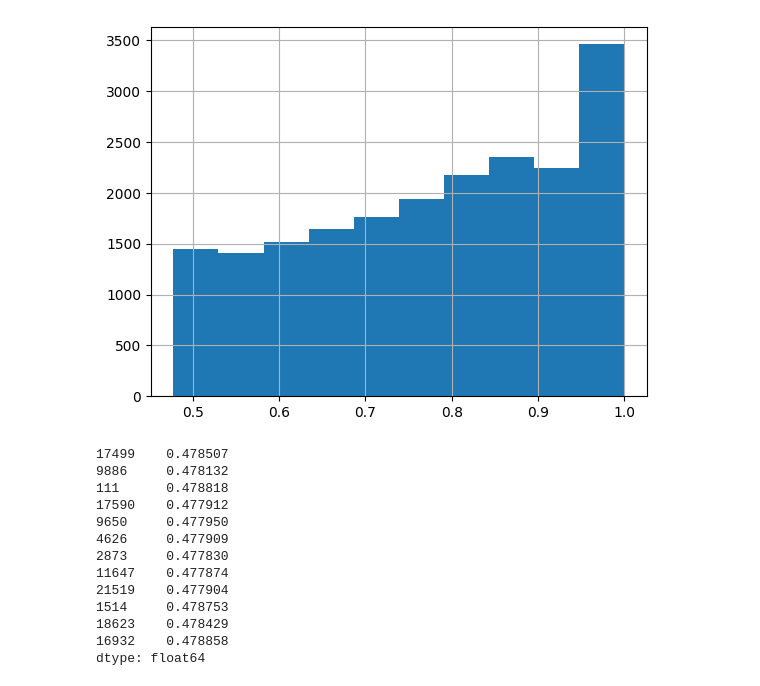
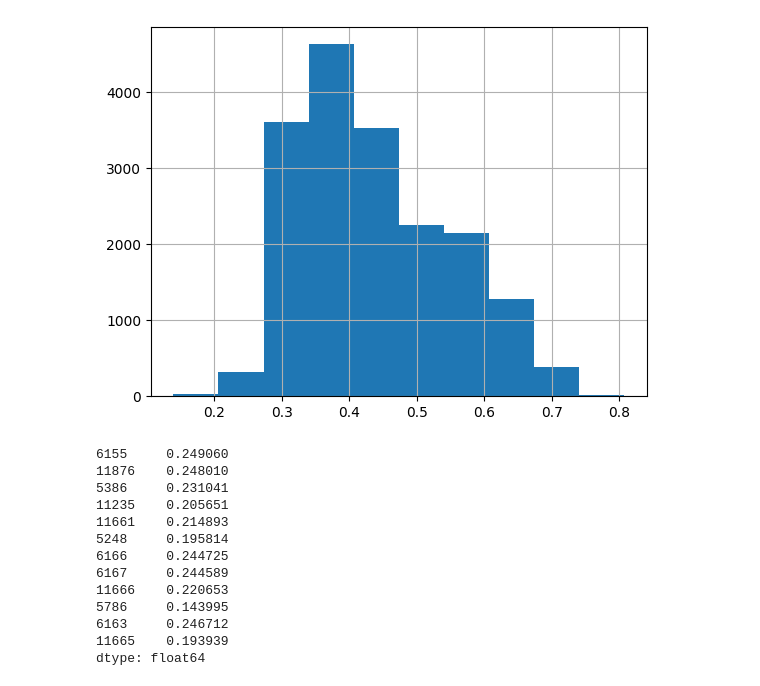
Before and after one commit to Tr3itz/CLEncoderRobotNav, a Jupyter notebook: dataset_analysis.ipynb, the cells around one changed output. Saved outputs shown, nothing was run; the diff lists cells and outputs as text; code cells hidden in the pictures.

```diff
--- a/dataset_analysis.ipynb
+++ b/dataset_analysis.ipynb
@@ -43,20 +31,29 @@ for setting in range(len(glob('./datasets/Room1/*'))): print(setting + 1)
 # %%
+# Filter warnings
+import warnings
+warnings.filterwarnings("ignore", category=DeprecationWarning)
+
+# Create a global annotations file
 ep_dfs = []
-for setting in range(len(glob('./datasets/Room1/*'))):
-    set_dir = f'./datasets/Room1/Setting{setting+1}'
-    for ep_dir in sorted(glob(f'{set_dir}/episode_*')):
+for room in range(1, len(glob('./datasets/with-augmentations/*'))+1):
+    room_dir = f'./datasets/with-augmentations/Room{room}'
 
-        ep = ep_dir.split('/')[-1]
-        try:
-            with open(f'{ep_dir}/{ep}.pkl', 'rb') as f:
-                df = pickle.load(f)
-                df.insert(0, 'setting', np.ones(df.shape[0], dtype=int) * (setting + 1))
-                ep_dfs.append(df)
-        except FileNotFoundError:
-            print(f'File not found: {ep_dir}/{ep}.pkl')
+    for setting in range(1, len(glob(f'{room_dir}/*'))+1):
+        set_dir = f'{room_dir}/Setting{setting}'
+        for ep_dir in sorted(glob(f'{set_dir}/episode_*')):
+
+            ep = ep_dir.split('/')[-1]
+            try:
+                with open(f'{ep_dir}/{ep}.pkl', 'rb') as f:
+                    df = pickle.load(f)
+                    df.insert(0, 'setting', np.ones(df.shape[0], dtype=int) * setting)
+                    df.insert(0, 'room', np.ones(df.shape[0], dtype=int) * room)
+                    ep_dfs.append(df)
+            except FileNotFoundError:
+                print(f'File not found: {ep_dir}/{ep}.pkl')
 
 ep_dfs = pd.concat(ep_dfs)
 ep_dfs.index = list(range(0, ep_dfs.shape[0]))
 
-display(ep_dfs.head(-1))
+display(ep_dfs.head())
 # %% [output]
@@ -90,5 +91,5 @@ ep_dfs.to_pickle('./datasets/Room1/annotations.pkl')
 # %%
-file = './datasets/Room1/annotations.pkl'
+file = './datasets/with-augmentations/annotations.pkl'
 with open(file, 'rb') as f:
     ep_dfs = pickle.load(f)
     display(ep_dfs.head())
@@ -157,0 +140,4 @@ other_set_df
+# %%
+# Look for positive and negative examples in either other rooms or settings
+other_set_df = ep_dfs[(ep_dfs['room'] != anchor_rec['room']) | (ep_dfs['setting'] != anchor_rec['setting'])].copy()
+other_set_df
@@ -182,34 +184,34 @@ gd_diffs.hist();
 # %%
-ALPHA = 0.0
-sim_scores = ALPHA*(1 - eucledian_dist) + (1-ALPHA)*(1 - gd_diffs)
-# sim_scores = (1 - eucledian_dist)*(1 - gd_diffs)
+# Combine distances for computing similarities
+sim_scores = (1 - eucledian_dist)*(1 - gd_diffs)
 sim_scores.hist();
 # %% [output]
-[figure, old version]
+[figure, new version]
 # %%
-BASE_NEG_DIST = 0.1
+# Negative examples mining
+BASE_NEG_DIST = 0.2
 N_NEG_SAMPLES = 12
 
 negative = sim_scores[sim_scores < BASE_NEG_DIST]
 while negative.shape[0] < N_NEG_SAMPLES*2:
-    BASE_NEG_DIST += 0.001
+    BASE_NEG_DIST += 0.05
     negative = sim_scores[sim_scores < BASE_NEG_DIST]
 
 neg_ex = negative.sample(n=N_NEG_SAMPLES)
 neg_ex
 # %% [output]
-17499    0.478507
-9886     0.478132
-111      0.478818
-17590    0.477912
-9650     0.477950
-4626     0.477909
-2873     0.477830
-11647    0.477874
-21519    0.477904
-1514     0.478753
-18623    0.478429
-16932    0.478858
+6155     0.249060
+11876    0.248010
+5386     0.231041
+11235    0.205651
+11661    0.214893
+5248     0.195814
+6166     0.244725
+6167     0.244589
+11666    0.220653
+5786     0.143995
+6163     0.246712
+11665    0.193939
 dtype: float64
 # %%
 negative_rec = ep_dfs.iloc[neg_ex.index]
```
Also changed, not shown: parts of 26 cells of this notebook.
